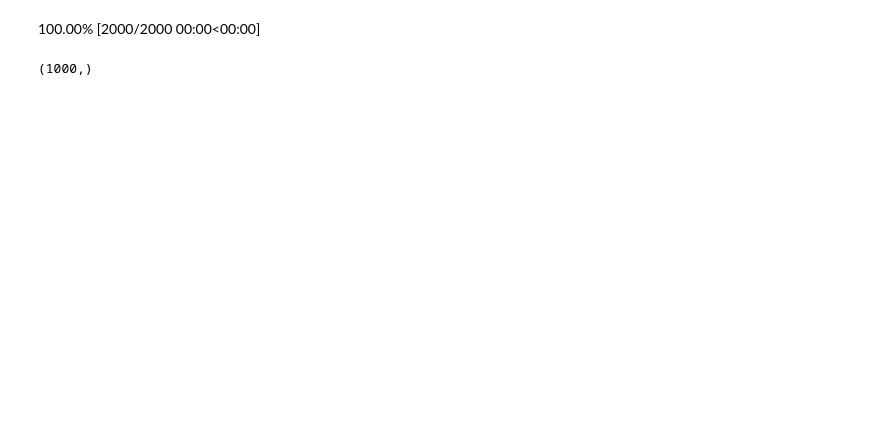
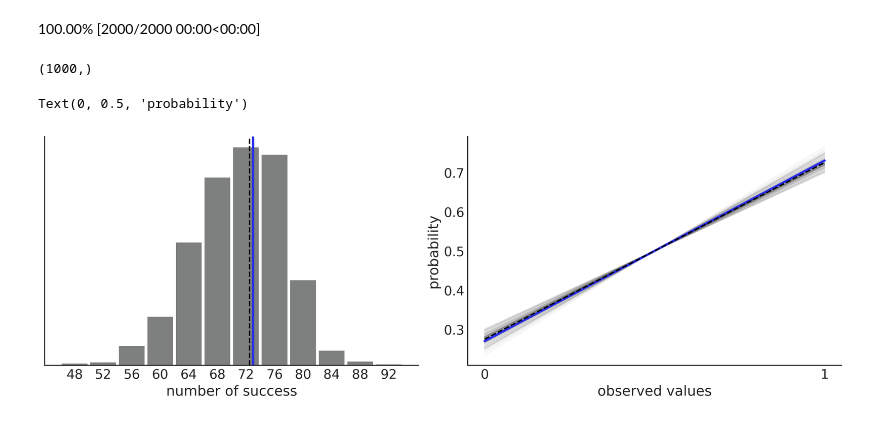
Before and after one commit to styuk/Time-Seriese, a Jupyter notebook: python/exanalysis.ipynb, the cells around one changed output. Drawn from its saved outputs; the diff is of its cells as text; code cells hidden in the pictures; blank space fills up the shorter version.

```diff
--- a/python/exanalysis.ipynb
+++ b/python/exanalysis.ipynb
@@ -104,3 +104,24 @@ pred_dist = az.extract(idata_b, group="posterior_predictive", num_samples=1000)[
 pred_dist.sum(0).shape
 # %% [output]
 (1000,)
+# %%
+_, ax = plt.subplots(1, 2, figsize=(12, 4), constrained_layout=True)
+
+az.plot_dist(pred_dist.sum(0),
+            hist_kwargs={"color":"C2"}, ax=ax[0])
+ax[0].axvline(Y.sum(), color="C4", lw=2.5)
+ax[0].axvline(pred_dist.sum(0).mean(), color="k", ls="--")
+ax[0].set_yticks([])
+ax[0].set_xlabel("number of success")
+
+pps_ = pred_dist.mean(1)
+ax[1].plot((np.zeros_like(pps_), np.ones_like(pps_)), (1-pps_, pps_), 'C1', alpha=0.05)
+
+ax[1].plot((0, 1), (1-Y.mean(), Y.mean()), 'C4', lw=2.5)
+ax[1].plot((0, 1), (1-pps_.mean(), pps_.mean()), 'k--')
+ax[1].set_xticks((0,1))
+ax[1].set_xlabel("observed values")
+ax[1].set_ylabel("probability")
+# %% [output]
+Text(0, 0.5, 'probability')
+[figure, added]
```
Also changed, not shown: parts of 2 cells of this notebook.
